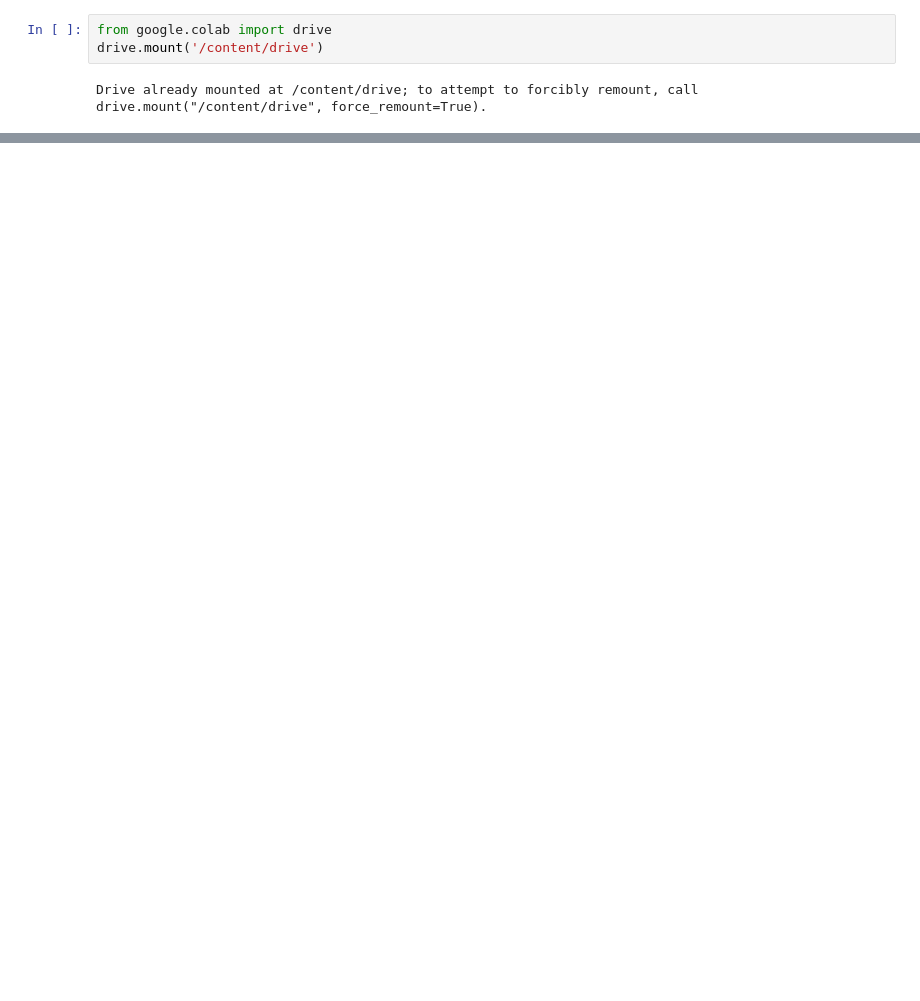
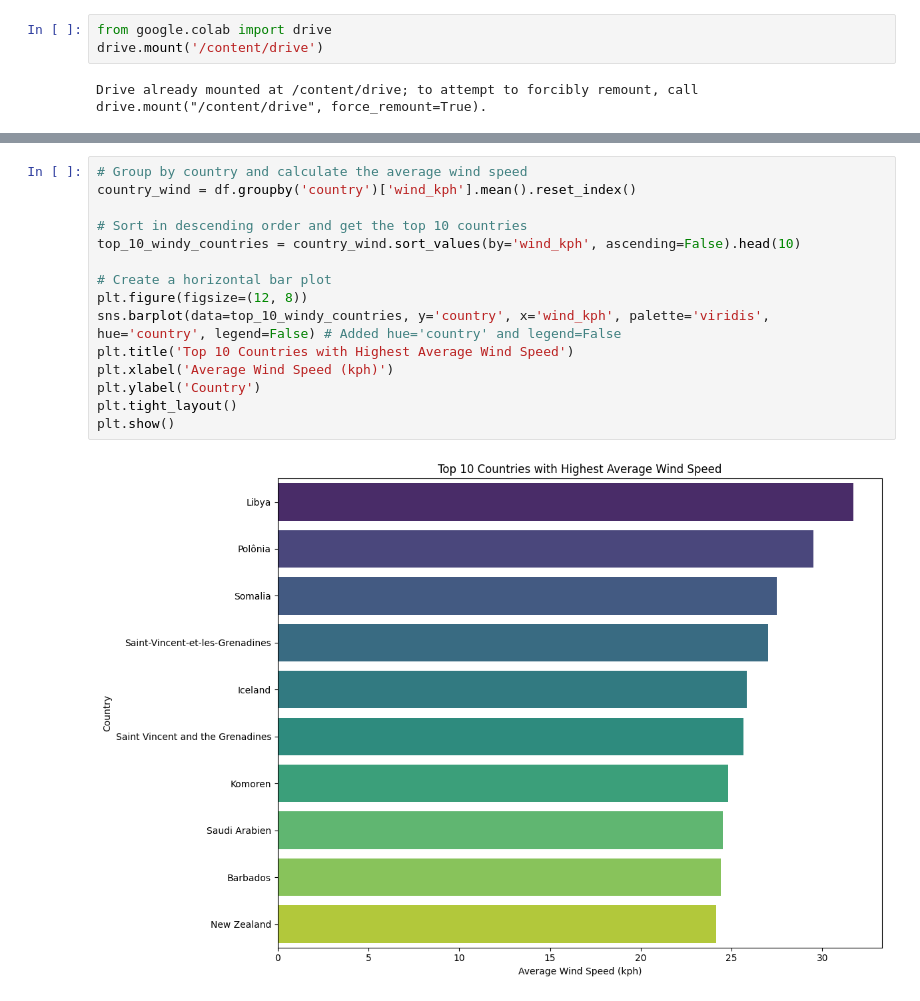
Before and after one commit to anjaliwadikar/ClimateScope_project, a Jupyter notebook: weather.ipynb, the cells around one changed output, grey strips where cells are left out. Cells and saved outputs as stored; diff of their text form; blank space fills up the shorter version.

```diff
--- a/weather.ipynb
+++ b/weather.ipynb
@@ -193,0 +284,17 @@ print(monthly_data.head())
+# %%
+# Group by country and calculate the average wind speed
+country_wind = df.groupby('country')['wind_kph'].mean().reset_index()
+
+# Sort in descending order and get the top 10 countries
+top_10_windy_countries = country_wind.sort_values(by='wind_kph', ascending=False).head(10)
+
+# Create a horizontal bar plot
+plt.figure(figsize=(12, 8))
+sns.barplot(data=top_10_windy_countries, y='country', x='wind_kph', palette='viridis', hue='country', legend=False) # Added hue='country' and legend=False
+plt.title('Top 10 Countries with Highest Average Wind Speed')
+plt.xlabel('Average Wind Speed (kph)')
+plt.ylabel('Country')
+plt.tight_layout()
+plt.show()
+# %% [output]
+[figure, added]
```
Also changed, not shown: parts of 16 cells of this notebook.
